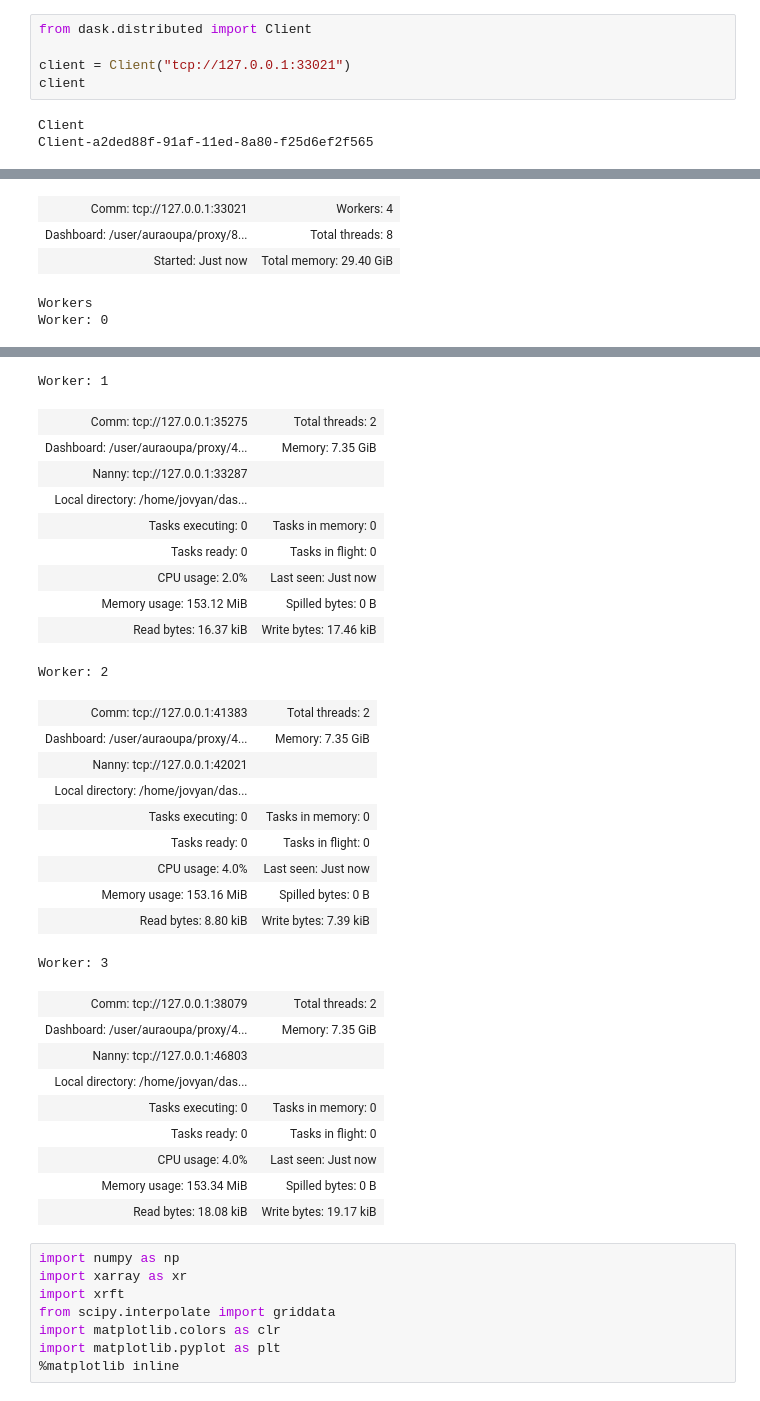
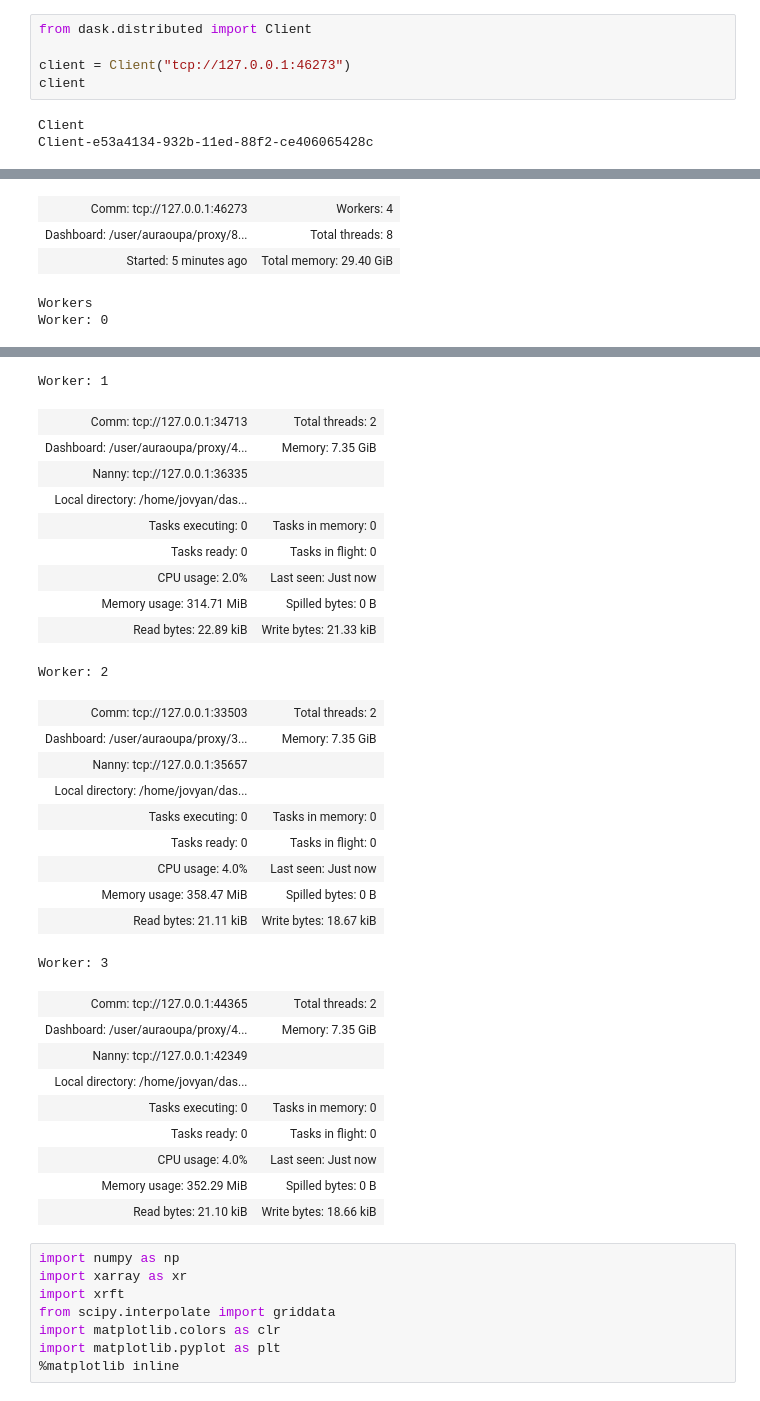
Before and after one commit to auraoupa/drakkar-demo-notebooks, a Jupyter notebook: Spectra-eNATL60.ipynb, the cells around one changed output, grey strips where cells are left out. Drawn from its saved outputs; the diff is of its cells as text.

```diff
--- a/Spectra-eNATL60.ipynb
+++ b/Spectra-eNATL60.ipynb
@@ -9,11 +1,11 @@ Successfully installed numpy_groupies-0.9.20
 # %%
 from dask.distributed import Client
 
-client = Client("tcp://127.0.0.1:33021")
+client = Client("tcp://127.0.0.1:46273")
 client
 # %% [output]
 Client
-Client-a2ded88f-91af-11ed-8a80-f25d6ef2f565
+Client-e53a4134-932b-11ed-88f2-ce406065428c
 | Connection method: Direct |  |
 | Dashboard: /user/auraoupa/proxy/8... |  |
 Scheduler Info
@@ -22,5 +14,5 @@ Scheduler-7a9144e2-79d1-4392-8988-7b36e9292089
-| Comm: tcp://127.0.0.1:33021 | Workers: 4 |
+| Comm: tcp://127.0.0.1:46273 | Workers: 4 |
 | Dashboard: /user/auraoupa/proxy/8... | Total threads: 8 |
-| Started: Just now | Total memory: 29.40 GiB |
+| Started: 5 minutes ago | Total memory: 29.40 GiB |
 Workers
 Worker: 0
@@ -36,33 +28,33 @@ Worker: 0
 Worker: 1
-| Comm: tcp://127.0.0.1:35275 | Total threads: 2 |
+| Comm: tcp://127.0.0.1:34713 | Total threads: 2 |
 | Dashboard: /user/auraoupa/proxy/4... | Memory: 7.35 GiB |
-| Nanny: tcp://127.0.0.1:33287 |  |
+| Nanny: tcp://127.0.0.1:36335 |  |
 | Local directory: /home/jovyan/das... |  |
 | Tasks executing: 0 | Tasks in memory: 0 |
 | Tasks ready: 0 | Tasks in flight: 0 |
 | CPU usage: 2.0% | Last seen: Just now |
-| Memory usage: 153.12 MiB | Spilled bytes: 0 B |
-| Read bytes: 16.37 kiB | Write bytes: 17.46 kiB |
+| Memory usage: 314.71 MiB | Spilled bytes: 0 B |
+| Read bytes: 22.89 kiB | Write bytes: 21.33 kiB |
 Worker: 2
-| Comm: tcp://127.0.0.1:41383 | Total threads: 2 |
-| Dashboard: /user/auraoupa/proxy/4... | Memory: 7.35 GiB |
-| Nanny: tcp://127.0.0.1:42021 |  |
+| Comm: tcp://127.0.0.1:33503 | Total threads: 2 |
+| Dashboard: /user/auraoupa/proxy/3... | Memory: 7.35 GiB |
+| Nanny: tcp://127.0.0.1:35657 |  |
 | Local directory: /home/jovyan/das... |  |
 | Tasks executing: 0 | Tasks in memory: 0 |
 | Tasks ready: 0 | Tasks in flight: 0 |
 | CPU usage: 4.0% | Last seen: Just now |
-| Memory usage: 153.16 MiB | Spilled bytes: 0 B |
-| Read bytes: 8.80 kiB | Write bytes: 7.39 kiB |
+| Memory usage: 358.47 MiB | Spilled bytes: 0 B |
+| Read bytes: 21.11 kiB | Write bytes: 18.67 kiB |
 Worker: 3
-| Comm: tcp://127.0.0.1:38079 | Total threads: 2 |
+| Comm: tcp://127.0.0.1:44365 | Total threads: 2 |
 | Dashboard: /user/auraoupa/proxy/4... | Memory: 7.35 GiB |
-| Nanny: tcp://127.0.0.1:46803 |  |
+| Nanny: tcp://127.0.0.1:42349 |  |
 | Local directory: /home/jovyan/das... |  |
 | Tasks executing: 0 | Tasks in memory: 0 |
 | Tasks ready: 0 | Tasks in flight: 0 |
 | CPU usage: 4.0% | Last seen: Just now |
-| Memory usage: 153.34 MiB | Spilled bytes: 0 B |
-| Read bytes: 18.08 kiB | Write bytes: 19.17 kiB |
+| Memory usage: 352.29 MiB | Spilled bytes: 0 B |
+| Read bytes: 21.10 kiB | Write bytes: 18.66 kiB |
 # %%
 import numpy as np
 import xarray as xr
```
Also changed, not shown: parts of 4 cells of this notebook, 1 other file.
